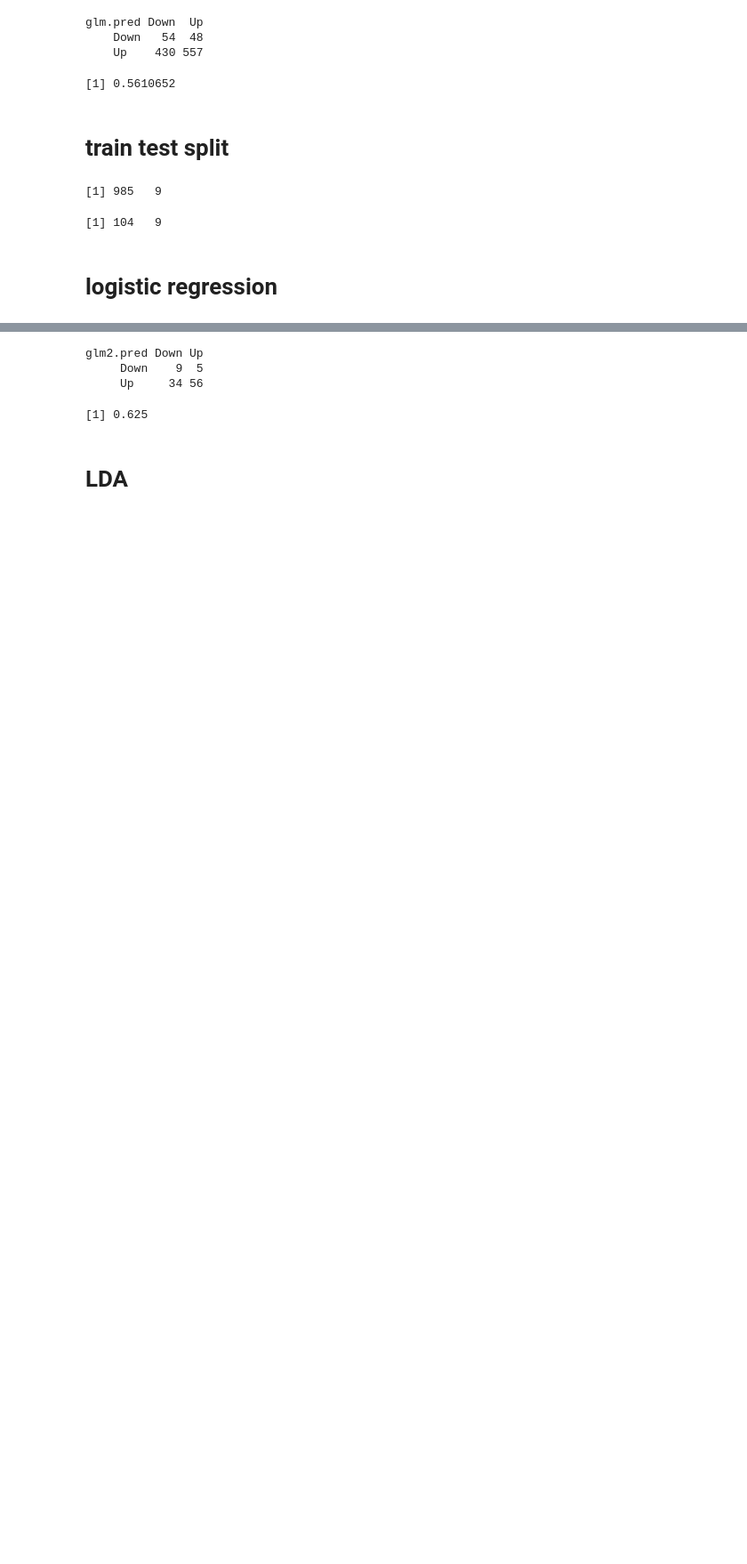
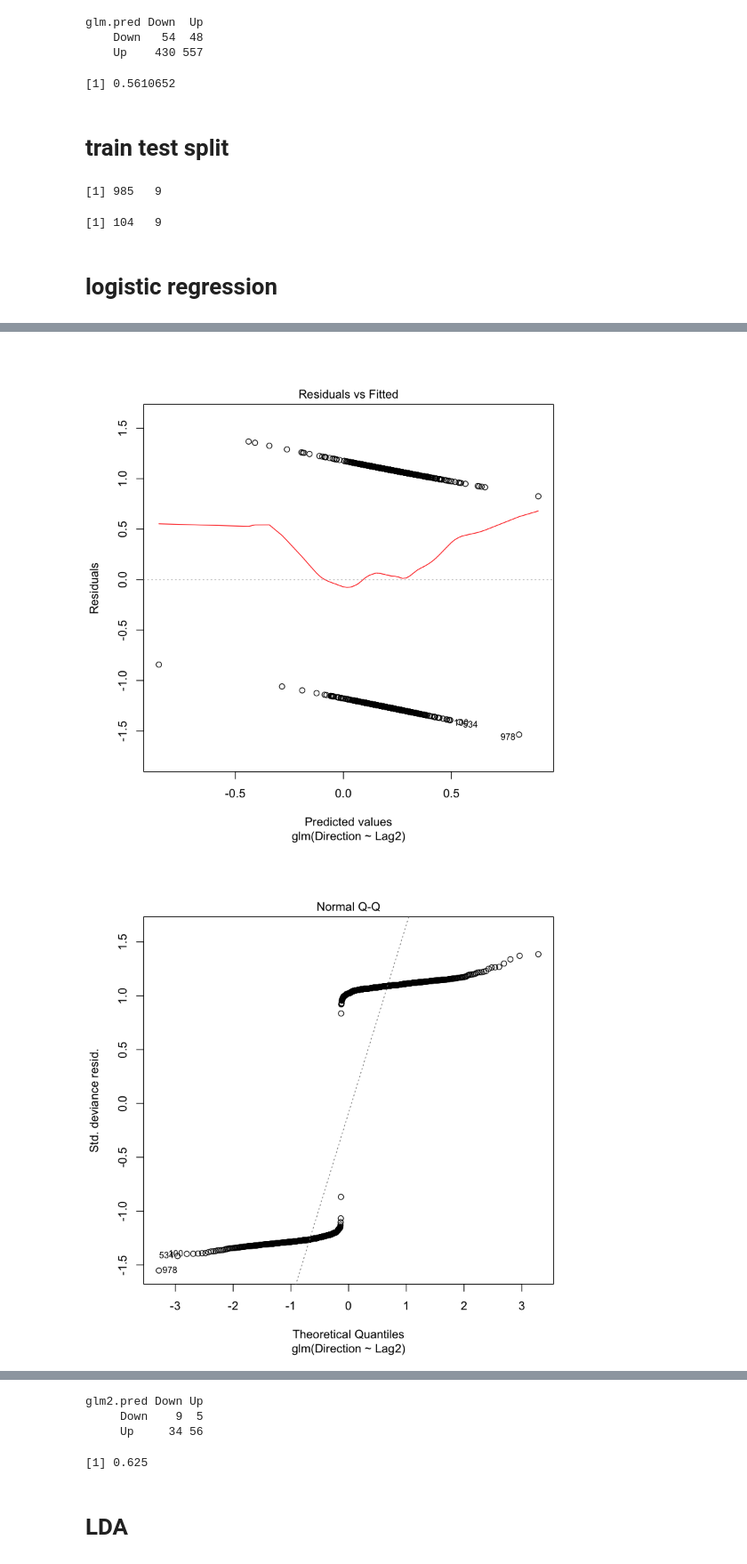
Before and after one commit to nickbuker/ISL_labs, a Jupyter notebook: notebooks/chapt4_applied.ipynb, the cells around one changed output, grey strips where cells are left out. Shown at 89% size. Saved outputs shown, nothing was run; the diff lists cells and outputs as text; code cells hidden in the pictures; blank space fills up the shorter version.

```diff
--- a/notebooks/chapt4_applied.ipynb
+++ b/notebooks/chapt4_applied.ipynb
@@ -96,10 +98,10 @@ mean(glm.pred==Weekly$Direction)
 # %% [markdown]
 # train test split
 # %%
-train = Weekly[Weekly$Year <= 2008,]
-test = Weekly[Weekly$Year > 2008,]
-dim(train)
-dim(test)
+train = (Weekly$Year <= 2008)
+test = (Weekly$Year > 2008)
+dim(Weekly[train,])
+dim(Weekly[test,])
 # %% [output]
 [1] 985   9
 [1] 104   9
@@ -107,7 +109,7 @@ dim(test)
 # logistic regression
 # %%
 glm2.fit = glm(Direction~Lag2,
-               data=train,
+               data=Weekly[train,]
                family=binomial)
 summary(glm2.fit)
 # %% [output]
@@ -130,0 +120,5 @@ Number of Fisher Scoring iterations: 4
+# %%
+plot(glm2.fit)
+# %% [output]
+[figure, added]
+[figure, added]
```
Also changed, not shown: parts of 21 cells of this notebook.
